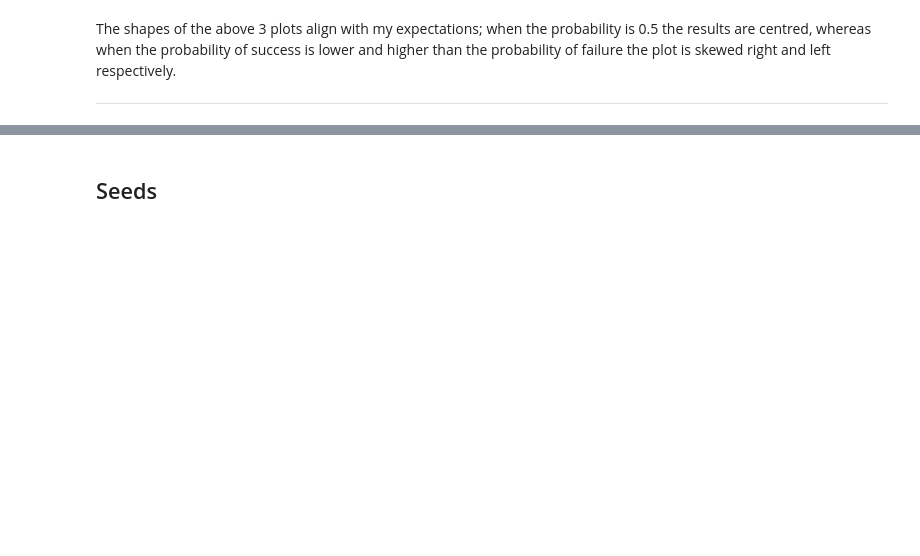
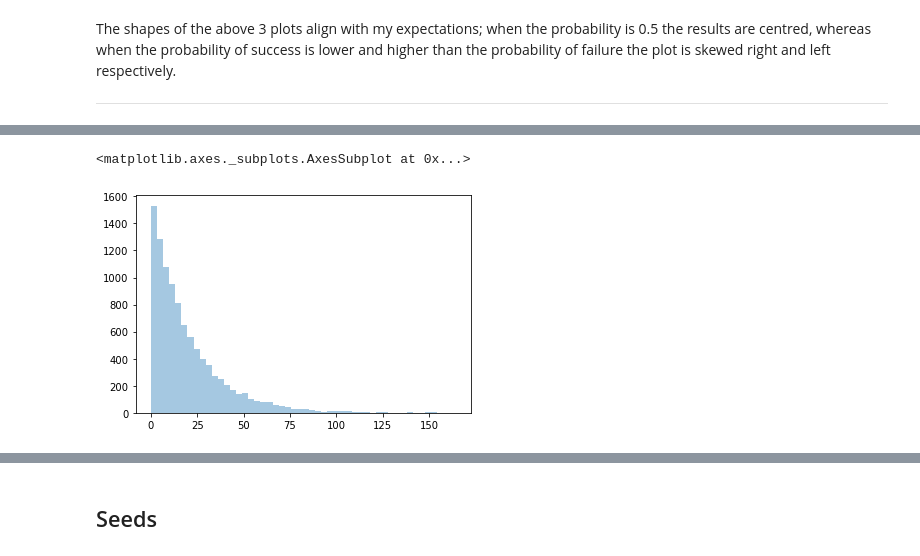
Before and after one commit to dervlac/numpy-assignment, a Jupyter notebook: NumPy Analysis.ipynb, the cells around one changed output, grey strips where cells are left out. Saved outputs shown, nothing was run; the diff lists cells and outputs as text; code cells hidden in the pictures; blank space fills up the shorter version.

```diff
--- a/NumPy Analysis.ipynb
+++ b/NumPy Analysis.ipynb
@@ -300,0 +299,6 @@ plt.show
+# %%
+e_dist2 = rng.exponential(20,size=10000)
+sns.distplot(e_dist2,kde=False)
+# %% [output]
+<matplotlib.axes._subplots.AxesSubplot at 0x...>
+[figure, added]
```
Also changed, not shown: parts of 32 cells of this notebook.
